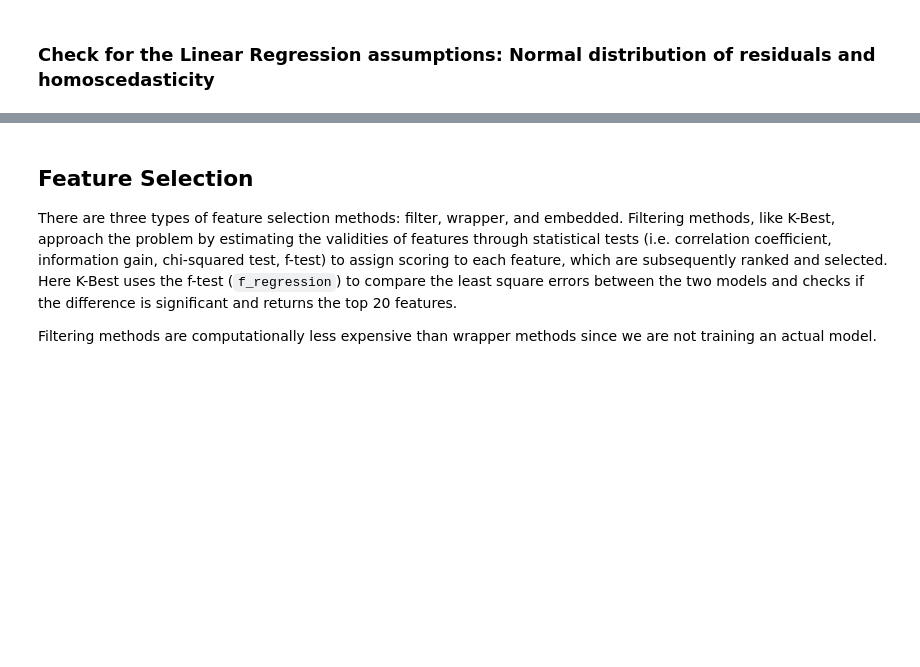
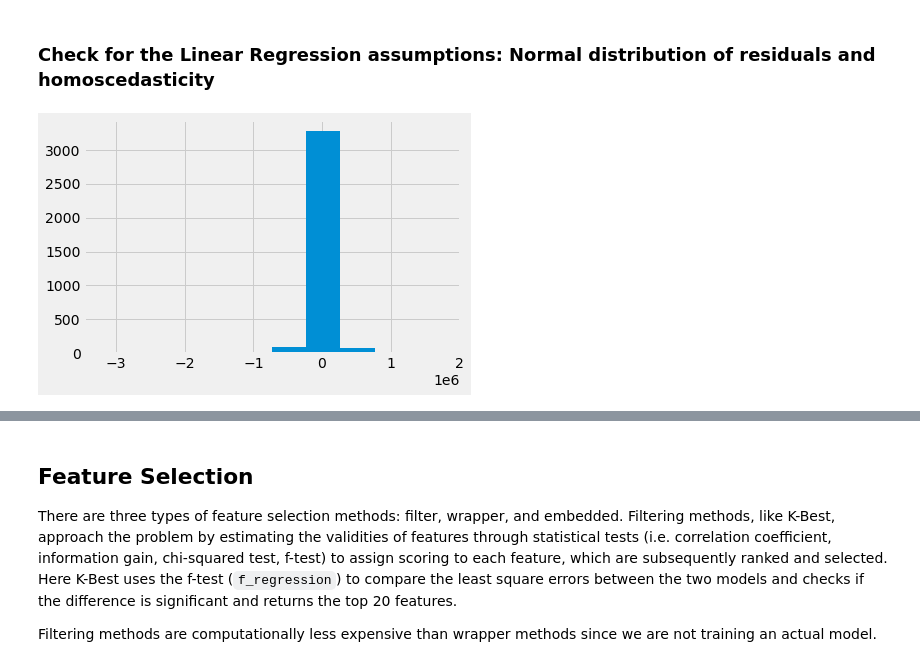
Before and after one commit to datascisteven/King-County-Housing-Price-Prediction, a Jupyter notebook: final_report.ipynb, the cells around one changed output, grey strips where cells are left out. Saved outputs shown, nothing was run; the diff lists cells and outputs as text; code cells hidden in the pictures; blank space fills up the shorter version.

```diff
--- a/final_report.ipynb
+++ b/final_report.ipynb
@@ -963,7 +819,7 @@ Index(['id', 'bedrooms', 'bathrooms', 'sqft_living', 'sqft_lot', 'floors',
 # %% [markdown]
 ### Create Train and Test Split
 # %%
-X_train, X_test, y_train, y_test = train_test_split(features, target, random_state=34, test_size=0.2)
+X_train, X_test, y_train, y_test = train_test_split(df_model, target, random_state=34, test_size=0.2)
 lm = LinearRegression().fit(X_train, y_train)
 print("R^2 Score: ", lm.score(X_train, y_train))
 print('Intercept: ', lm.intercept_)
@@ -1027,8 +882,10 @@ Testing Variance:  96872319905.39313
 residuals = (y_test - y_tt_pred)
 # %%
 # This checks for the normal distribution of the residuals or error term.  By satisfying this assumption, you are able to generate more reliable confidence and prediction intervals.
-# plt.hist(residuals)
-# plt.savefig('images/residuals.png')
+plt.hist(residuals)
+plt.savefig('images/residuals.png')
+# %% [output]
+[figure, added]
 # %% [markdown]
 <img src='images/residuals.png'>
 # %%
```
Also changed, not shown: parts of 92 cells of this notebook, 4 other files.
